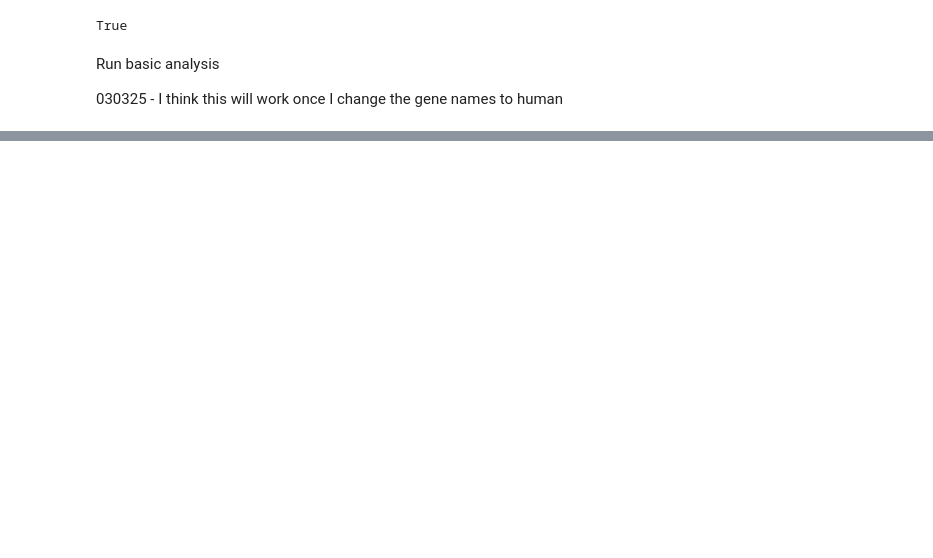
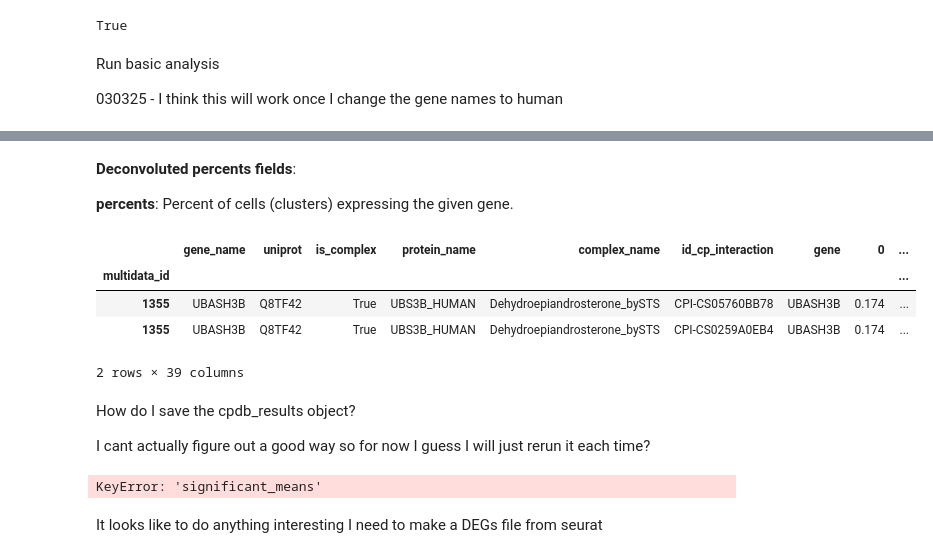
Before and after one commit to ggraham4/multiome_poa, a Jupyter notebook: Python/CellPhoneDb/cell_phone_db_first_attempt_030225.ipynb, the cells around one changed output, grey strips where cells are left out. Drawn from its saved outputs; the diff is of its cells as text; code cells hidden in the pictures; blank space fills up the shorter version.

Commit message:
Worked on cellphonedb

```diff
--- a/Python/CellPhoneDb/cell_phone_db_first_attempt_030225.ipynb
+++ b/Python/CellPhoneDb/cell_phone_db_first_attempt_030225.ipynb
@@ -202,0 +296,36 @@ AllCountsFilteredException: All counts filtered
+# %% [markdown]
+<b>Deconvoluted percents fields</b>:
+
+<b>percents</b>: Percent of cells (clusters) expressing the given gene.
+# %%
+cpdb_results['deconvoluted_percents'].head(2)
+# %% [output]
+|  | gene_name | uniprot | is_complex | protein_name | complex_name | id_cp_interaction | gene | 0 | ... |
+| multidata_id |  |  |  |  |  |  |  |  | ... |
+| 1355 | UBASH3B | Q8TF42 | True | UBS3B_HUMAN | Dehydroepiandrosterone_bySTS | CPI-CS05760BB78 | UBASH3B | 0.174 | ... |
+| 1355 | UBASH3B | Q8TF42 | True | UBS3B_HUMAN | Dehydroepiandrosterone_bySTS | CPI-CS0259A0EB4 | UBASH3B | 0.174 | ... |
+2 rows × 39 columns
+# %% [markdown]
+How do I save the cpdb_results object?
+
+I cant actually figure out a good way so for now I guess I will just rerun it each time?
+# %%
+from cellphonedb.utils import search_utils
+
+search_results = search_utils.search_analysis_results(
+    query_cell_types_1 = ['1'],  # List of cells 1, will be paired to cells 2 (list or 'All').
+    query_cell_types_2 = ['2'],     # List of cells 2, will be paired to cells 1 (list or 'All').
+#     query_genes = [''],                                       # filter interactions based on the genes participating (list).
+#     query_interactions = [''],                            # filter intereactions based on their name (list).
+    significant_means = cpdb_results['significant_means'],          # significant_means file generated by CellphoneDB.
+    deconvoluted = cpdb_results['deconvoluted'],                    # devonvoluted file generated by CellphoneDB.
+    separator = '|',                                                # separator (default: |) employed to split cells (cellA|cellB).
+    long_format = True,                                             # converts the output into a wide table, removing non-significant interactions
+    query_classifications = ['Signaling by Notch']
+)
+
+search_results.head(3)
+# %% [output]
+KeyError: 'significant_means'
+# %% [markdown]
+It looks like to do anything interesting I need to make a DEGs file from seurat
```
Also changed, not shown: parts of 16 cells of this notebook, 1 other file.
